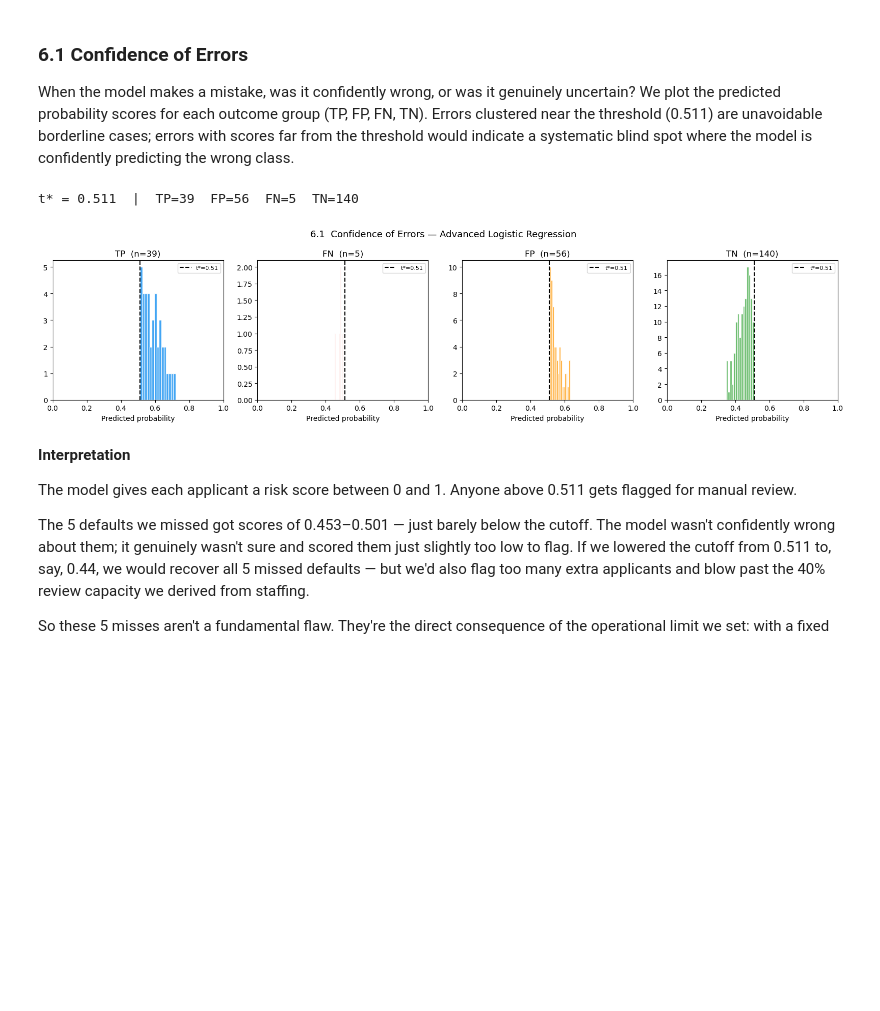
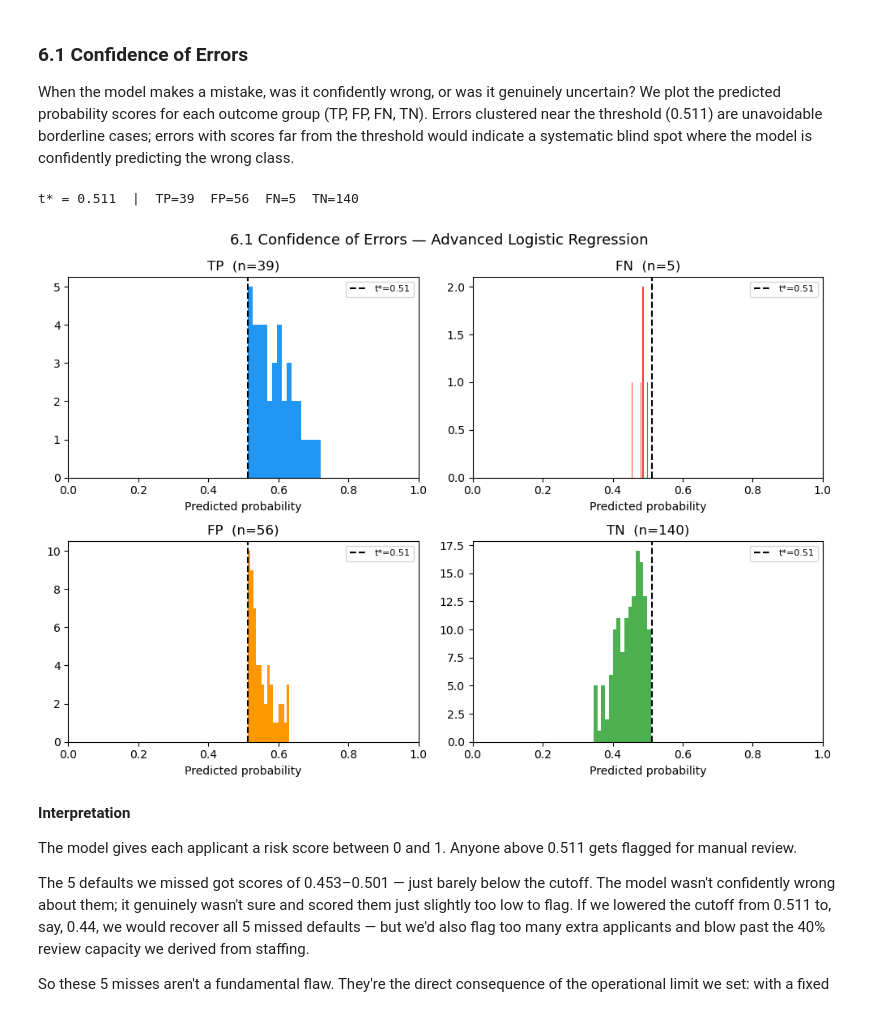
Before and after one commit to Than0316/ClearCredit, a Jupyter notebook: ML_final_project_B.ipynb, the cells around one changed output. Cells and saved outputs as stored; diff of their text form; code cells hidden in the pictures; blank space fills up the shorter version.

```diff
--- a/ML_final_project_B.ipynb
+++ b/ML_final_project_B.ipynb
@@ -206,8 +246,8 @@ Histograms show the shape of each continuous feature — skewness, spread, and p
 # %%
 # Histogram to show distrubution of continuous features
-continuous_cols = ['applicant_age', 'monthly_income_eur', 'loan_amount_eur',
-                   'debt_to_income_ratio', 'employment_stability_score',
-                   'credit_bureau_score', 'regional_unemployment_pct', 'savings_eur']
+continuous_cols = ['monthly_income_eur', 'loan_amount_eur',
+                   'debt_to_income_ratio', 'savings_eur', 'applicant_age', 'employment_stability_score',
+                   'credit_bureau_score', 'regional_unemployment_pct']
 
 fig, axes = plt.subplots(2, 4, figsize=(16, 7))
 axes = axes.flatten()
@@ -1038,39 +1040,56 @@ from sklearn.metrics import recall_score as _recall_score
 X_val_r = X_val.reset_index(drop=True)
 y_val_r  = y_val.reset_index(drop=True)
 
 t_star_adv      = apply_cost_threshold(y_val_r, y_val_prob_adv)
 y_pred_adv_cost = (y_val_prob_adv >= t_star_adv).astype(int)
 
 def label_outcome(y_true, y_pred):
     out = []
     for t, p in zip(y_true, y_pred):
         if   t==1 and p==1: out.append('TP')
         elif t==1 and p==0: out.append('FN')
         elif t==0 and p==1: out.append('FP')
         else:               out.append('TN')
     return np.array(out)
 
 outcome = label_outcome(y_val_r, y_pred_adv_cost)
 tn, fp, fn, tp = confusion_matrix(y_val_r, y_pred_adv_cost).ravel()
 print(f"t* = {t_star_adv:.3f}  |  TP={tp}  FP={fp}  FN={fn}  TN={tn}")
 
 # ── 6.1  Confidence of errors ──────────────────────────────────────────────
-group_colors = {'TP': '#2196F3', 'FN': '#F44336', 'FP': '#FF9800', 'TN': '#4CAF50'}
-fig, axes = plt.subplots(1, 4, figsize=(16, 4))
+fig, axes = plt.subplots(2, 2, figsize=(10, 7))
+axes = axes.flatten()
+
 for ax, g in zip(axes, ['TP', 'FN', 'FP', 'TN']):
     probs = y_val_prob_adv[outcome == g]
-    ax.hist(probs, bins=15, color=group_colors[g], edgecolor='white', alpha=0.85)
-    ax.axvline(t_star_adv, color='black', ls='--', lw=1.5, label=f't*={t_star_adv:.2f}')
+
+    ax.hist(
+        probs,
+        bins=15,
+        color=group_colors[g],
+        edgecolor=None,
+        alpha=1
+    )
+
+    ax.axvline(
+        t_star_adv,
+        color='black',
+        ls='--',
+        lw=1.5,
+        label=f't*={t_star_adv:.2f}'
+    )
+
     ax.set_title(f'{g}  (n={len(probs)})')
     ax.set_xlabel('Predicted probability')
     ax.set_xlim(0, 1)
     ax.legend(fontsize=8)
-plt.suptitle('6.1  Confidence of Errors — Advanced Logistic Regression', fontsize=13)
+
+plt.suptitle('6.1 Confidence of Errors — Advanced Logistic Regression', fontsize=13)
 plt.tight_layout()
 plt.show()
 # %% [output]
 t* = 0.511  |  TP=39  FP=56  FN=5  TN=140
-[figure, old version]
+[figure, new version]
 # %% [markdown]
 **Interpretation**
 
```
Also changed, not shown: parts of 9 cells of this notebook, 9 other files.
